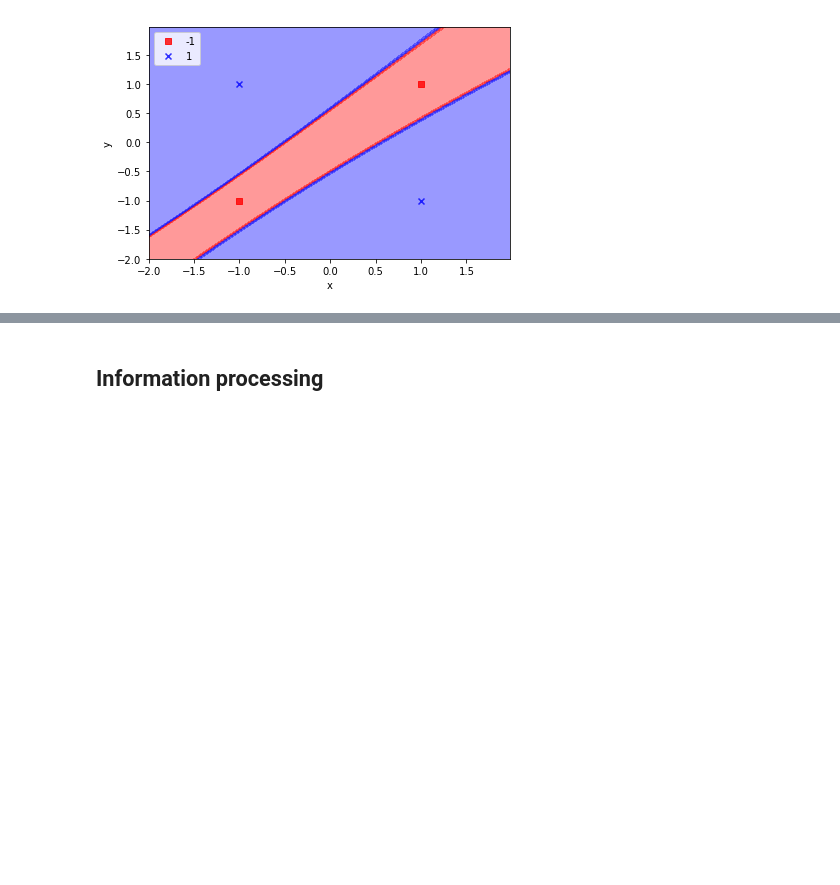
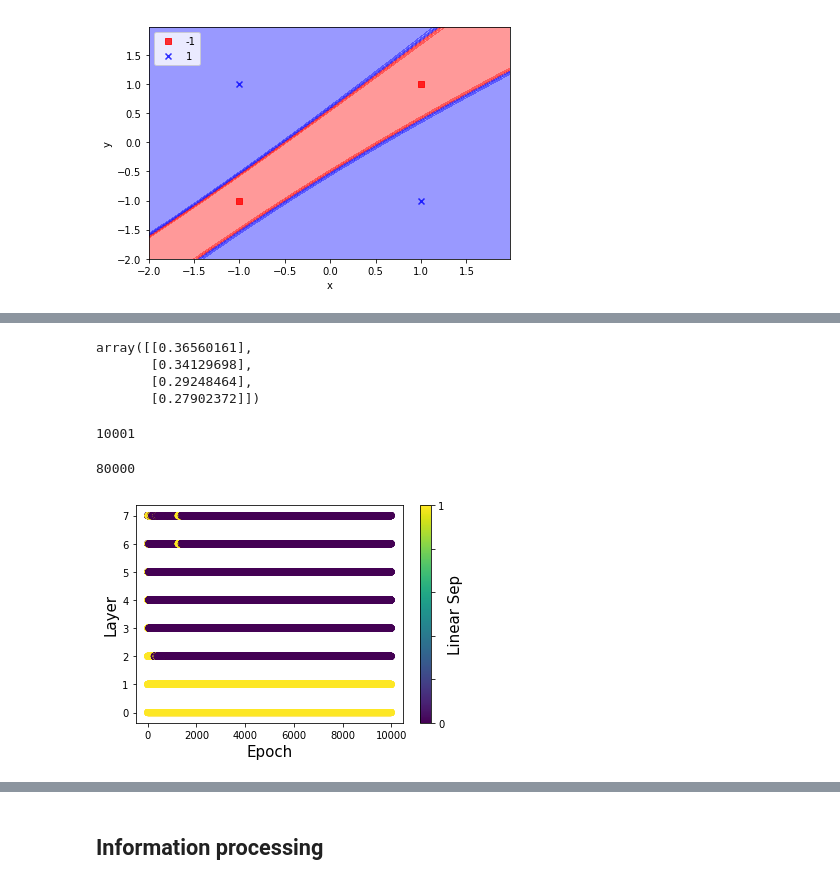
Before and after one commit to rodsveiga/xor_function, a Jupyter notebook: xor.ipynb, the cells around one changed output, grey strips where cells are left out. Saved outputs shown, nothing was run; the diff lists cells and outputs as text; code cells hidden in the pictures; blank space fills up the shorter version.

```diff
--- a/xor.ipynb
+++ b/xor.ipynb
@@ -345,0 +376,7 @@ for j in range(len(int_rep)):
+# %%
+int_rep[1][-1]
+# %% [output]
+array([[0.36560161],
+       [0.34129698],
+       [0.29248464],
+       [0.27902372]])
@@ -346,3 +398,25 @@ for j in range(len(int_rep)):
+# %%
+len(int_rep)
+# %% [output]
+10001
+# %%
+len(epoch)
+# %% [output]
+80000
+# %%
+#slicing = 10000
+slicing = len(epoch)
+
+scatters = plt.scatter(epoch[0:slicing], layer[0:slicing], c= linear_sep_[0:slicing])
+cmap = colors.ListedColormap(['red', 'blue'])
+cbar = plt.colorbar(scatters, cmap= cmap)
+cbar.ax.set_yticklabels(['0', '', '', '', '', '1'])
+cbar.set_label('Linear Sep', fontsize= 15, rotation= 90)
+plt.ylabel('Layer', fontsize= 15)
+plt.xlabel('Epoch', fontsize= 15)
+plt.show()
+# %% [output]
+[figure, added]
 # %%
 plot_dynamics(l_minus_minus_x, l_minus_minus_y,
               l_minus_plus_x, l_minus_plus_y,
```
Also changed, not shown: parts of 21 cells of this notebook.
